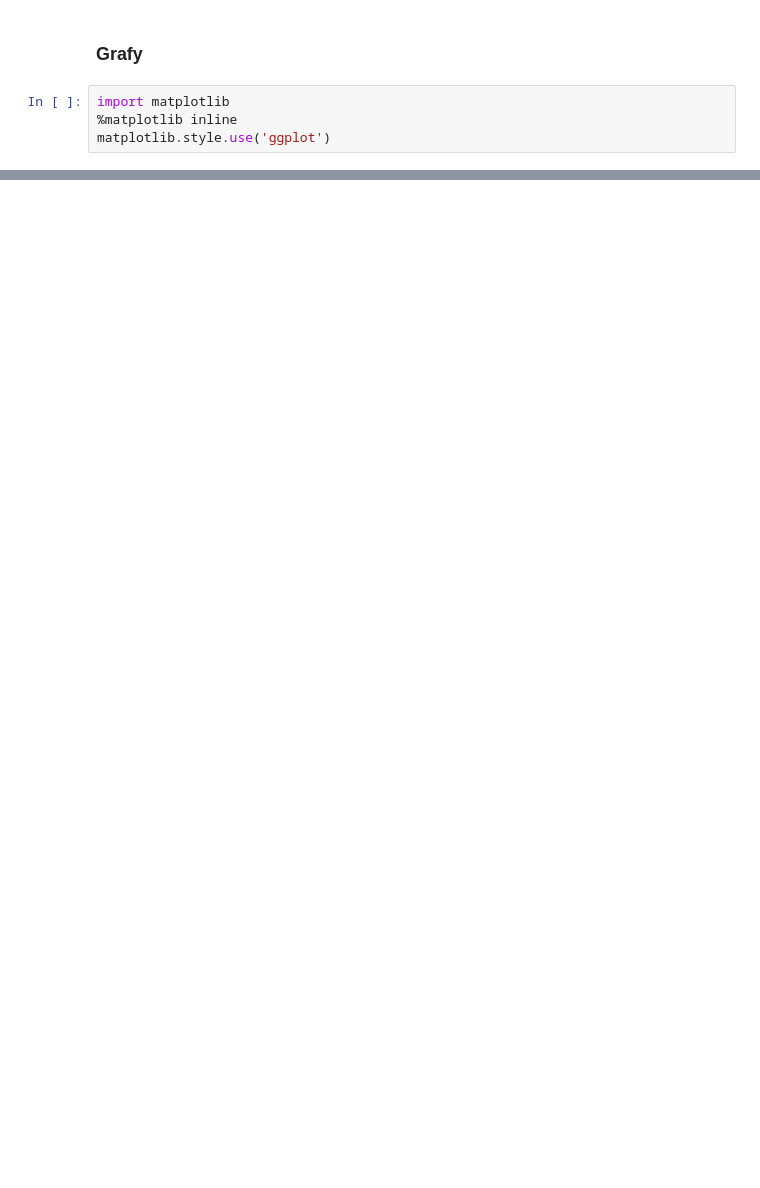
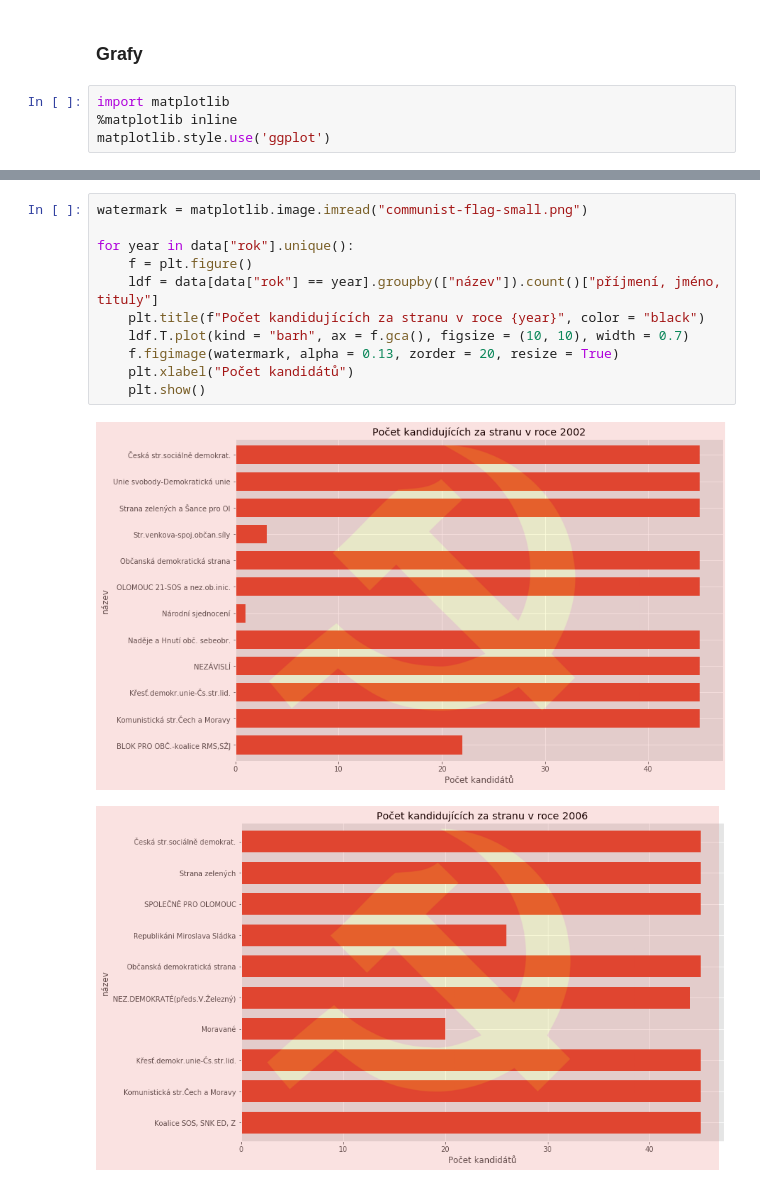
Before and after one commit to viluon/vzd-2019, a Jupyter notebook: 01/homework_01_B191.ipynb, the cells around one changed output, grey strips where cells are left out. Drawn from its saved outputs; the diff is of its cells as text; blank space fills up the shorter version.

```diff
--- a/01/homework_01_B191.ipynb
+++ b/01/homework_01_B191.ipynb
@@ -255,0 +309,14 @@ plt.show()
+# %%
+watermark = matplotlib.image.imread("communist-flag-small.png")
+
+for year in data["rok"].unique():
+    f = plt.figure()
+    ldf = data[data["rok"] == year].groupby(["název"]).count()["příjmení, jméno, tituly"]
+    plt.title(f"Počet kandidujících za stranu v roce {year}", color = "black")
+    ldf.T.plot(kind = "barh", ax = f.gca(), figsize = (10, 10), width = 0.7)
+    f.figimage(watermark, alpha = 0.13, zorder = 20, resize = True)
+    plt.xlabel("Počet kandidátů")
+    plt.show()
+# %% [output]
+[figure, added]
+[figure, added]
```
Also changed, not shown: parts of 12 cells of this notebook, 6 other files.
